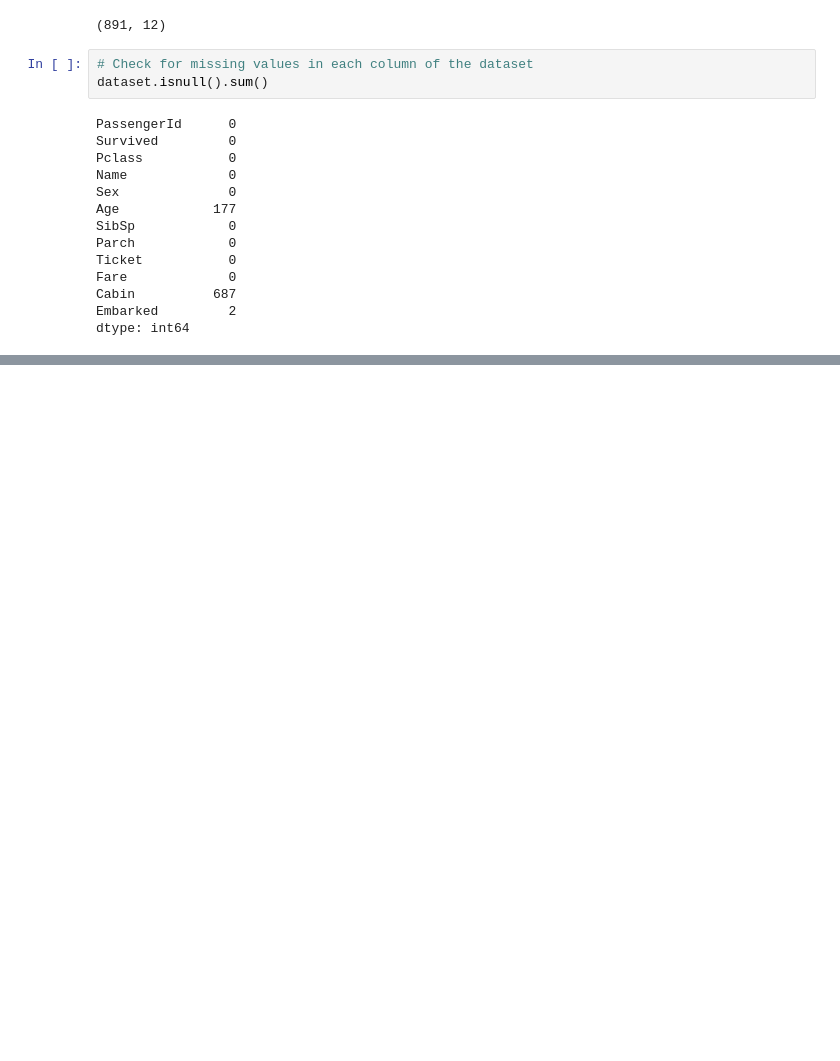
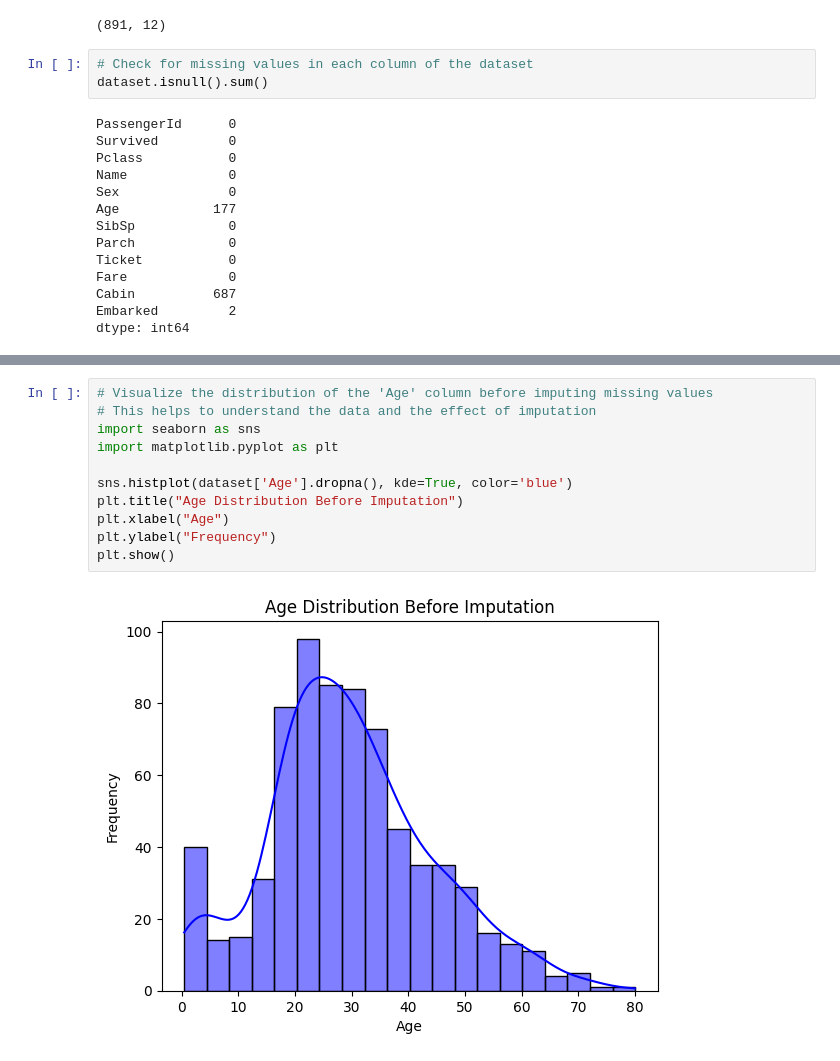
Before and after one commit to sanjula77/Nature-Inspired-Algorithms-Python, a Jupyter notebook: HandlingMissingData.ipynb, the cells around one changed output, grey strips where cells are left out. Drawn from its saved outputs; the diff is of its cells as text; blank space fills up the shorter version.

```diff
--- a/HandlingMissingData.ipynb
+++ b/HandlingMissingData.ipynb
@@ -42,0 +63,13 @@ dtype: int64
+# %%
+# Visualize the distribution of the 'Age' column before imputing missing values
+# This helps to understand the data and the effect of imputation
+import seaborn as sns
+import matplotlib.pyplot as plt
+
+sns.histplot(dataset['Age'].dropna(), kde=True, color='blue')
+plt.title("Age Distribution Before Imputation")
+plt.xlabel("Age")
+plt.ylabel("Frequency")
+plt.show()
+# %% [output]
+[figure, added]
```
Also changed, not shown: parts of 8 cells of this notebook.
